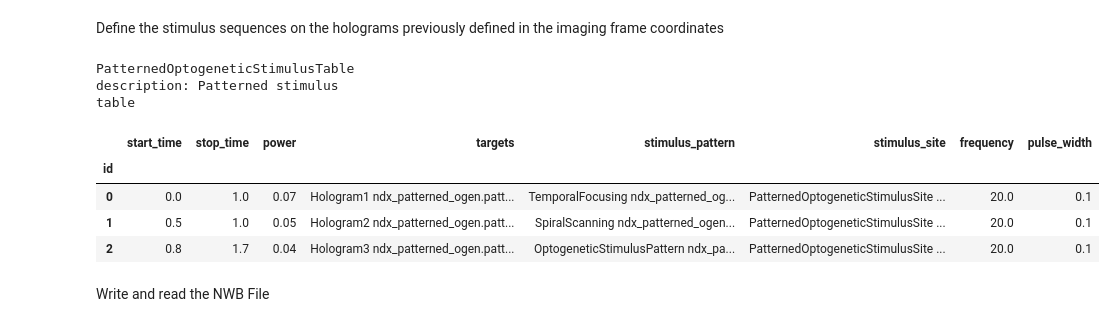
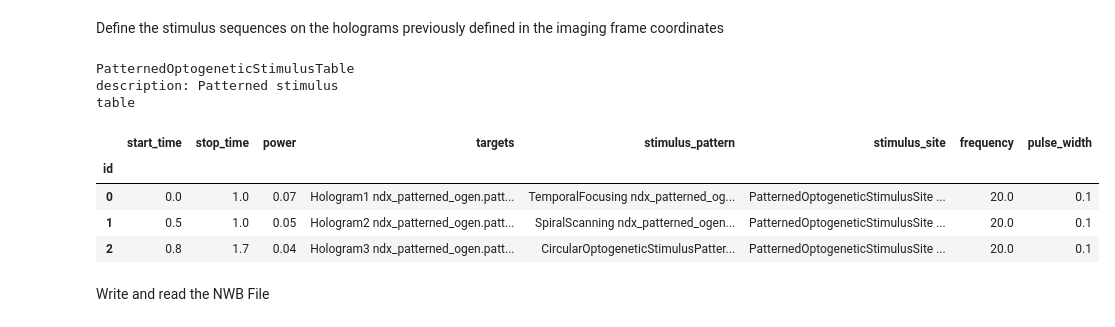
Before and after one commit to catalystneuro/ndx-patterned-ogen, a Jupyter notebook: tutorial_patterned_ogen.ipynb, the cells around one changed output. Saved outputs shown, nothing was run; the diff lists cells and outputs as text; code cells hidden in the pictures.

```diff
--- a/tutorial_patterned_ogen.ipynb
+++ b/tutorial_patterned_ogen.ipynb
@@ -123,28 +282,0 @@ Define stimulus patterns parameters
-# %%
-# metadata for a generic stimulus pattern
-generic_pattern = OptogeneticStimulusPattern(
-    name="OptogeneticStimulusPattern",
-    description="beam pattern",
-    sweep_size=5,  # um
-    sweep_mask=np.zeros((5,5)),
-)
-nwbfile.add_lab_meta_data(generic_pattern)
-
-# metadata for spiral scanning pattern
-spiral_scanning = SpiralScanning(
-    name="SpiralScanning",
-    diameter=15,  # um
-    height=10,  # um
-    number_of_revolutions=5,
-    description="scanning beam pattern",
-)
-nwbfile.add_lab_meta_data(spiral_scanning)
-
-# metadata for temporal focusing pattern
-temporal_focusing = TemporalFocusing(
-    name="TemporalFocusing",
-    description="scanless beam pattern",
-    lateral_point_spread_function="9 um ± 0.7 um",
-    axial_point_spread_function="32 um ± 1.6 um",
-)
-nwbfile.add_lab_meta_data(temporal_focusing)
@@ -159,13 +282,0 @@ Define stimulus method
-# %%
-# metadata for the stimulus methods
-site = PatternedOptogeneticStimulusSite(
-    name="PatternedOptogeneticStimulusSite",
-    description="Scanning",  # Scanning or scanless method for shaping optogenetic light (e.g., diffraction limited points, 3D shot, disks, etc.).
-    excitation_lambda=600.0,  # nm
-    effector="ChR2",
-    location="VISrl",
-    device=stimulating_device,
-    spatial_light_modulator=spatial_light_modulator,
-    light_source=light_source,
-)
-nwbfile.add_ogen_site(site)
@@ -204,35 +297,35 @@ stimulus_table.add_interval(
     stimulus_site=site,
 )
 stimulus_table.add_interval(
     start_time=0.5,
     stop_time=1.0,
     power=50e-3,
     frequency=20.0,
     pulse_width=0.1,
     stimulus_pattern=spiral_scanning,
     targets=hologram_2,
     stimulus_site=site,
 )
 stimulus_table.add_interval(
     start_time=0.8,
     stop_time=1.7,
     power=40e-3,
     frequency=20.0,
     pulse_width=0.1,
-    stimulus_pattern=generic_pattern,
+    stimulus_pattern=generic_circular_pattern,
     targets=hologram_3,
     stimulus_site=site,
 )
 nwbfile.add_time_intervals(stimulus_table)
 # %% [output]
 PatternedOptogeneticStimulusTable
 description: Patterned stimulus
 table
 |  | start_time | stop_time | power | targets | stimulus_pattern | stimulus_site | frequency | pulse_width |
 | id |  |  |  |  |  |  |  |  |
 | 0 | 0.0 | 1.0 | 0.07 | Hologram1 ndx_patterned_ogen.patt... | TemporalFocusing ndx_patterned_og... | PatternedOptogeneticStimulusSite ... | 20.0 | 0.1 |
 | 1 | 0.5 | 1.0 | 0.05 | Hologram2 ndx_patterned_ogen.patt... | SpiralScanning ndx_patterned_ogen... | PatternedOptogeneticStimulusSite ... | 20.0 | 0.1 |
-| 2 | 0.8 | 1.7 | 0.04 | Hologram3 ndx_patterned_ogen.patt... | OptogeneticStimulusPattern ndx_pa... | PatternedOptogeneticStimulusSite ... | 20.0 | 0.1 |
+| 2 | 0.8 | 1.7 | 0.04 | Hologram3 ndx_patterned_ogen.patt... | CircularOptogeneticStimulusPatter... | PatternedOptogeneticStimulusSite ... | 20.0 | 0.1 |
 # %% [markdown]
 Write and read the NWB File
 # %%
```
Also changed, not shown: parts of 20 cells of this notebook.
